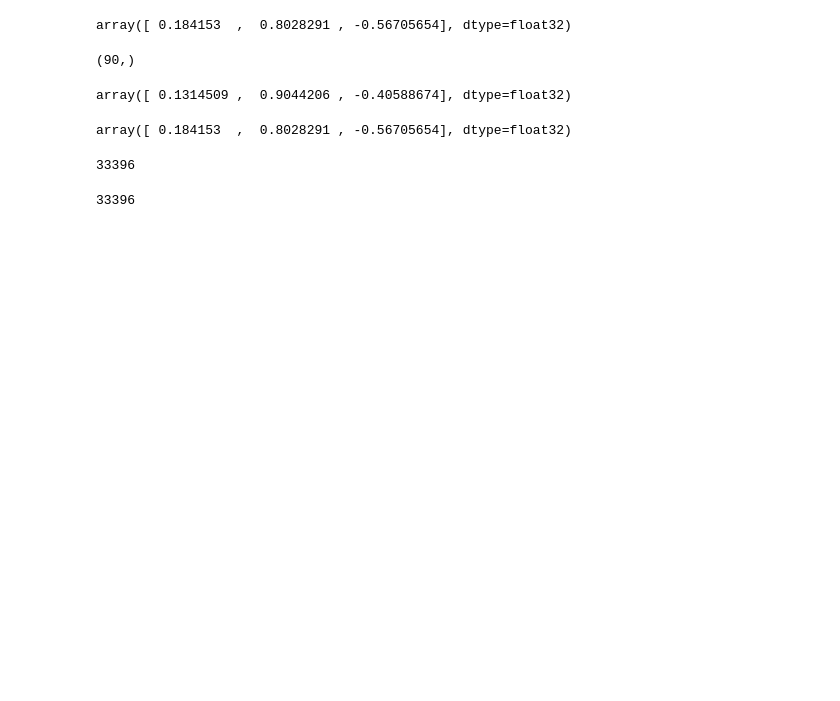
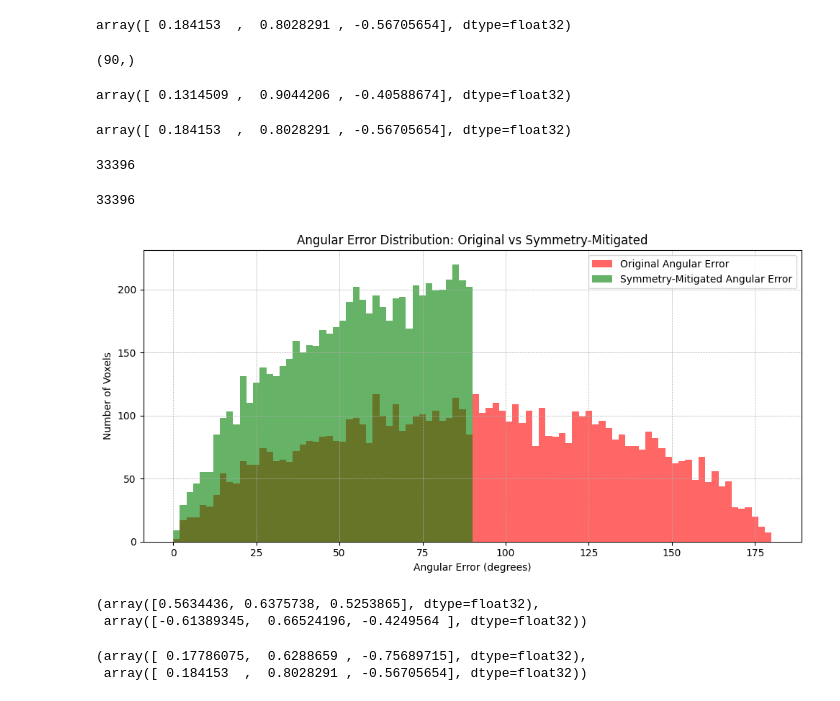
Before and after one commit to DotBion/brain-fibers, a Jupyter notebook: voxel-diclassify-2.ipynb, the cells around one changed output. Cells and saved outputs as stored; diff of their text form; code cells hidden in the pictures; blank space fills up the shorter version.

```diff
--- a/voxel-diclassify-2.ipynb
+++ b/voxel-diclassify-2.ipynb
@@ -217,6 +270,7 @@ class TransformerClassifier(nn.Module):
         self.cls_head = nn.Sequential(
             nn.AdaptiveAvgPool1d(1),           # [B, 64, 1]
             nn.Flatten(),                      # [B, 64]
+            nn.Dropout(0.3),
             nn.Linear(64, num_classes)         # [B, 270]
         )
 
@@ -447,0 +556,13 @@ voxel_idx
+# %%
+# Convert to NumPy array for easier indexing
+angle_error_degs = np.array(angle_error_degs)
+
+# Get indices of top 10 angular errors
+top_10_error_indices = np.argsort(angle_error_degs)[-100:][::-1]
+
+print("Top 10 voxel indices with highest angular error:")
+print(top_10_error_indices)
+
+print("\nCorresponding angular errors (degrees):")
+for idx in top_10_error_indices:
+    print(f"Voxel {idx}: {angle_error_degs[idx]:.2f}°")
@@ -447,0 +587,6 @@ voxel_idx
+# %%
+for idx in top_10_error_indices:
+    pred_vec = X[idx][np.argmax(probs[idx])][2:]
+    true_vec = Y[idx]
+    dot_product = np.dot(pred_vec, true_vec)
+    print(f"Voxel {idx}: dot(pred, true) = {dot_product:.3f}")
@@ -515,3 +678,51 @@ for i in range(len(X)):
 len(angular_errors_deg)
 # %% [output]
 33396
+# %%
+import numpy as np
+import matplotlib.pyplot as plt
+
+# Compute angular errors and symmetry-mitigated errors
+angle_errors_deg = []
+sym_angle_errors_deg = []
+
+for i in range(len(probs)):
+    pred_vec = X[i][np.argmax(probs[i])][2:]
+    true_vec = Y[i]
+
+    angle_rad = calculate_angular_error(pred_vec, true_vec)
+    angle_deg = np.degrees(angle_rad)
+
+    angle_errors_deg.append(angle_deg)
+    sym_angle_errors_deg.append(min(angle_deg, 180 - angle_deg))  # adjusted for antipodal symmetry
+
+angle_errors_deg = np.array(angle_errors_deg)
+sym_angle_errors_deg = np.array(sym_angle_errors_deg)
+
+# Plot histograms
+plt.figure(figsize=(10, 5))
+bins = np.linspace(0, 180, 91)  # every 2 degrees
+
+plt.hist(angle_errors_deg, bins=bins, alpha=0.6, label='Original Angular Error', color='red')
+plt.hist(sym_angle_errors_deg, bins=bins, alpha=0.6, label='Symmetry-Mitigated Angular Error', color='green')
+
+plt.xlabel("Angular Error (degrees)")
+plt.ylabel("Number of Voxels")
+plt.title("Angular Error Distribution: Original vs Symmetry-Mitigated")
+plt.legend()
+plt.grid(True, linestyle='--', linewidth=0.5)
+plt.tight_layout()
+plt.savefig("angular_error_distribution_comparison.png", dpi=300)
+plt.show()
+# %% [output]
+[figure, added]
+# %%
+X[0][np.argmax(probs[0])][2:],Y[0]
+# %% [output]
+(array([0.5634436, 0.6375738, 0.5253865], dtype=float32),
+ array([-0.61389345,  0.66524196, -0.4249564 ], dtype=float32))
+# %%
+pred_vec, true_vec
+# %% [output]
+(array([ 0.17786075,  0.6288659 , -0.75689715], dtype=float32),
+ array([ 0.184153  ,  0.8028291 , -0.56705654], dtype=float32))
```
Also changed, not shown: parts of 28 cells of this notebook.
